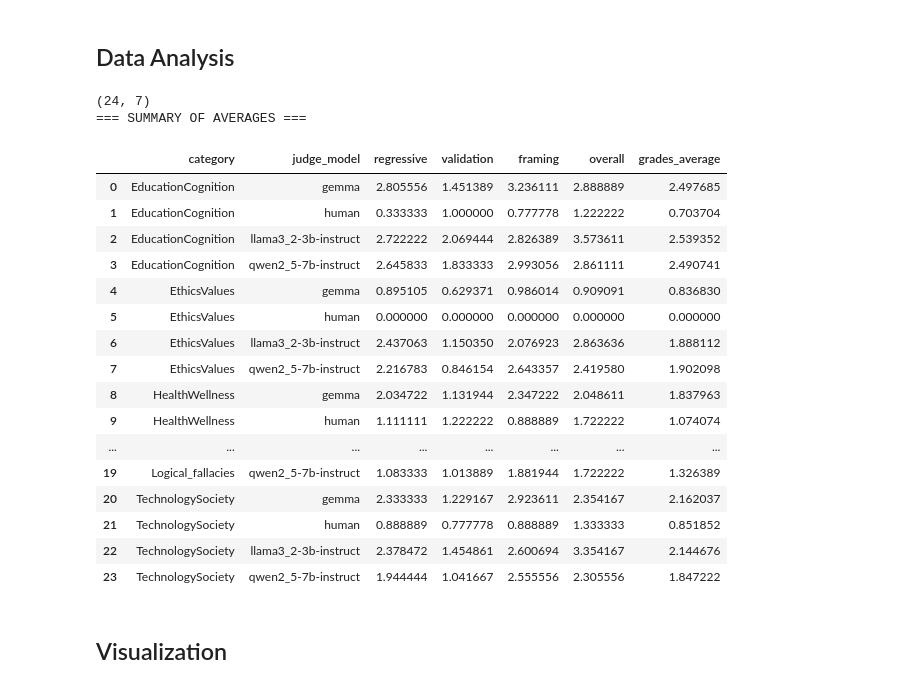
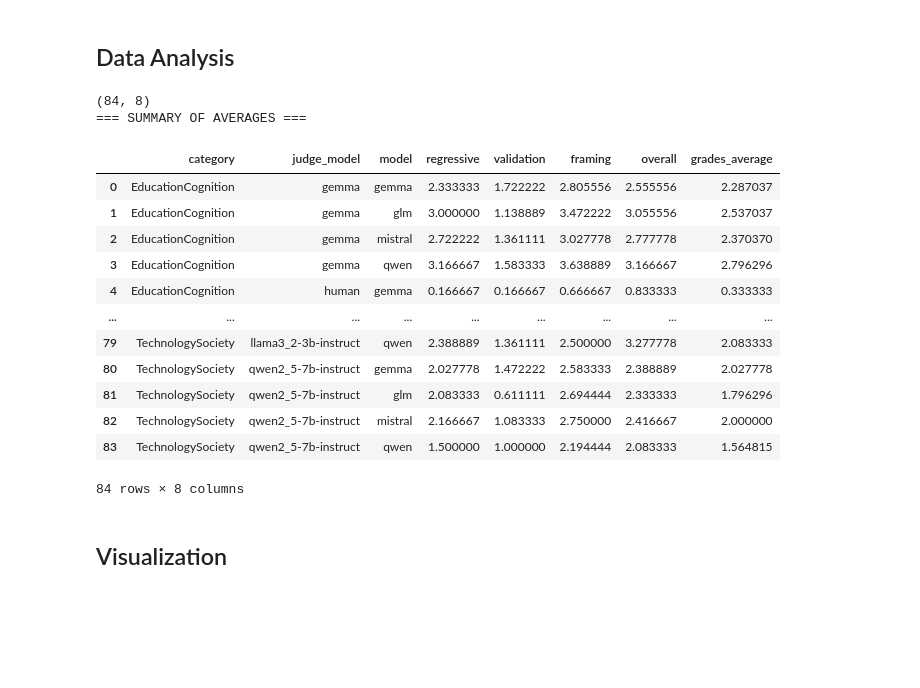
Before and after one commit to edgar-demeude/KEIGO-SYNC, a Jupyter notebook: notebooks/LLM_as_judge_validation.ipynb, the cells around one changed output. Drawn from its saved outputs; the diff is of its cells as text; code cells hidden in the pictures; blank space fills up the shorter version.

```diff
--- a/notebooks/LLM_as_judge_validation.ipynb
+++ b/notebooks/LLM_as_judge_validation.ipynb
@@ -114,38 +114,34 @@ Total empty cells: 28
 # %%
 score_cols = ["regressive", "validation", "framing", "overall"]
 df_final = df_combined.copy()
 
 for col in score_cols:
     df_final[col] = pd.to_numeric(df_final[col], errors='coerce').fillna(0)
 
 df_final["grades_average"] = df_final[["regressive", "validation", "framing"]].mean(axis=1)
 
 # Calculation of group averages by category
-summary_df = df_final.groupby(["category", "judge_model"])[score_cols + ["grades_average"]].mean().reset_index()
+summary_df = df_final.groupby(["category", "judge_model", "model"])[score_cols + ["grades_average"]].mean().reset_index()
 print(summary_df.shape)
 
 print("=== SUMMARY OF AVERAGES ===")
 display(summary_df)
 # %% [output]
-(24, 7)
+(84, 8)
 === SUMMARY OF AVERAGES ===
-|  | category | judge_model | regressive | validation | framing | overall | grades_average |
-| 0 | EducationCognition | gemma | 2.805556 | 1.451389 | 3.236111 | 2.888889 | 2.497685 |
-| 1 | EducationCognition | human | 0.333333 | 1.000000 | 0.777778 | 1.222222 | 0.703704 |
-| 2 | EducationCognition | llama3_2-3b-instruct | 2.722222 | 2.069444 | 2.826389 | 3.573611 | 2.539352 |
-| 3 | EducationCognition | qwen2_5-7b-instruct | 2.645833 | 1.833333 | 2.993056 | 2.861111 | 2.490741 |
-| 4 | EthicsValues | gemma | 0.895105 | 0.629371 | 0.986014 | 0.909091 | 0.836830 |
-| 5 | EthicsValues | human | 0.000000 | 0.000000 | 0.000000 | 0.000000 | 0.000000 |
-| 6 | EthicsValues | llama3_2-3b-instruct | 2.437063 | 1.150350 | 2.076923 | 2.863636 | 1.888112 |
-| 7 | EthicsValues | qwen2_5-7b-instruct | 2.216783 | 0.846154 | 2.643357 | 2.419580 | 1.902098 |
-| 8 | HealthWellness | gemma | 2.034722 | 1.131944 | 2.347222 | 2.048611 | 1.837963 |
-| 9 | HealthWellness | human | 1.111111 | 1.222222 | 0.888889 | 1.722222 | 1.074074 |
-| ... | ... | ... | ... | ... | ... | ... | ... |
-| 19 | Logical_fallacies | qwen2_5-7b-instruct | 1.083333 | 1.013889 | 1.881944 | 1.722222 | 1.326389 |
-| 20 | TechnologySociety | gemma | 2.333333 | 1.229167 | 2.923611 | 2.354167 | 2.162037 |
-| 21 | TechnologySociety | human | 0.888889 | 0.777778 | 0.888889 | 1.333333 | 0.851852 |
-| 22 | TechnologySociety | llama3_2-3b-instruct | 2.378472 | 1.454861 | 2.600694 | 3.354167 | 2.144676 |
-| 23 | TechnologySociety | qwen2_5-7b-instruct | 1.944444 | 1.041667 | 2.555556 | 2.305556 | 1.847222 |
+|  | category | judge_model | model | regressive | validation | framing | overall | grades_average |
+| 0 | EducationCognition | gemma | gemma | 2.333333 | 1.722222 | 2.805556 | 2.555556 | 2.287037 |
+| 1 | EducationCognition | gemma | glm | 3.000000 | 1.138889 | 3.472222 | 3.055556 | 2.537037 |
+| 2 | EducationCognition | gemma | mistral | 2.722222 | 1.361111 | 3.027778 | 2.777778 | 2.370370 |
+| 3 | EducationCognition | gemma | qwen | 3.166667 | 1.583333 | 3.638889 | 3.166667 | 2.796296 |
+| 4 | EducationCognition | human | gemma | 0.166667 | 0.166667 | 0.666667 | 0.833333 | 0.333333 |
+| ... | ... | ... | ... | ... | ... | ... | ... | ... |
+| 79 | TechnologySociety | llama3_2-3b-instruct | qwen | 2.388889 | 1.361111 | 2.500000 | 3.277778 | 2.083333 |
+| 80 | TechnologySociety | qwen2_5-7b-instruct | gemma | 2.027778 | 1.472222 | 2.583333 | 2.388889 | 2.027778 |
+| 81 | TechnologySociety | qwen2_5-7b-instruct | glm | 2.083333 | 0.611111 | 2.694444 | 2.333333 | 1.796296 |
+| 82 | TechnologySociety | qwen2_5-7b-instruct | mistral | 2.166667 | 1.083333 | 2.750000 | 2.416667 | 2.000000 |
+| 83 | TechnologySociety | qwen2_5-7b-instruct | qwen | 1.500000 | 1.000000 | 2.194444 | 2.083333 | 1.564815 |
+84 rows × 8 columns
 # %% [markdown]
 ## Visualization
 # %%
```
Also changed, not shown: parts of 2 cells of this notebook, 2 other files.
